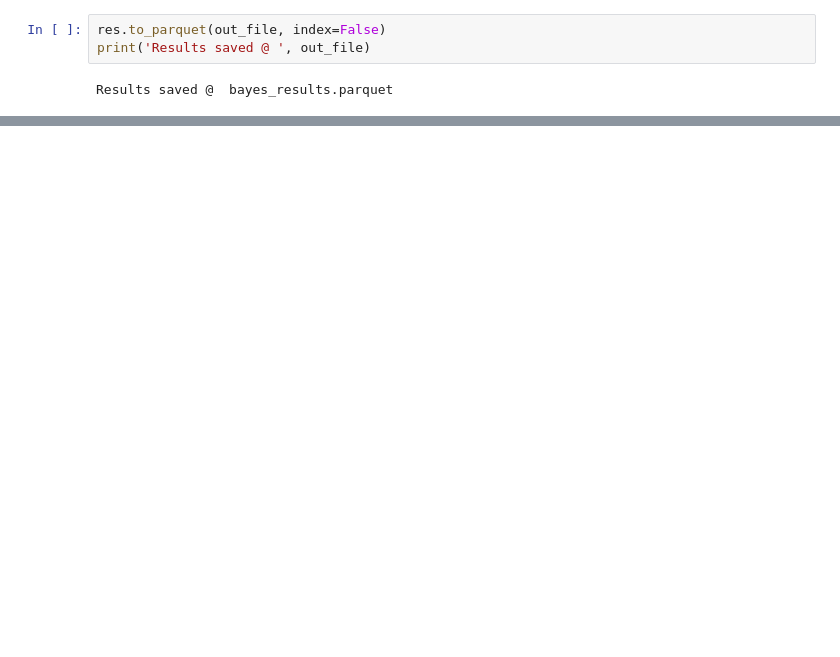
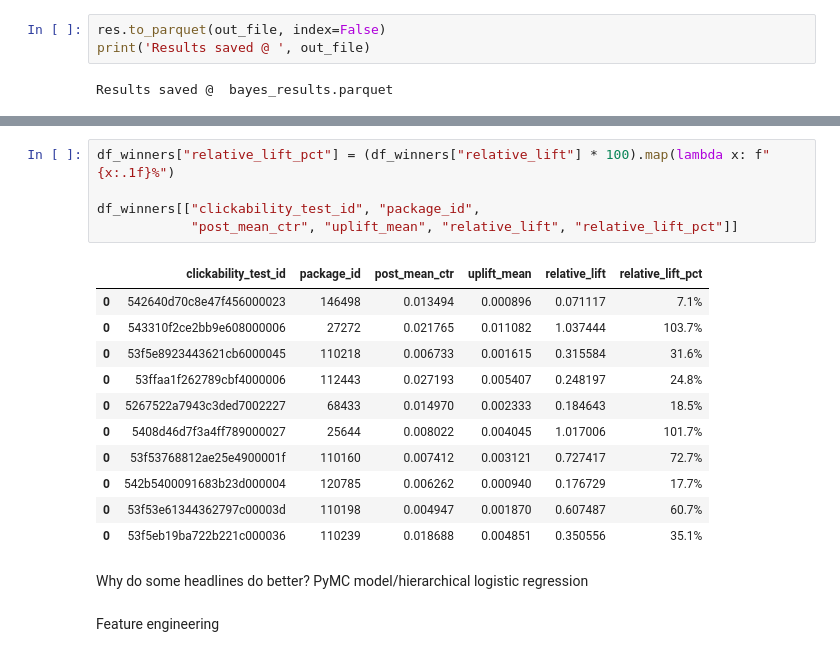
Before and after one commit to maxbicking/Data-Science-Portfolio, a Jupyter notebook: Upworthy Bayesian AB Testing/Bayesian AB.ipynb, the cells around one changed output, grey strips where cells are left out. Saved outputs shown, nothing was run; the diff lists cells and outputs as text; blank space fills up the shorter version.

```diff
--- a/Upworthy Bayesian AB Testing/Bayesian AB.ipynb
+++ b/Upworthy Bayesian AB Testing/Bayesian AB.ipynb
@@ -577,0 +610,21 @@ Posterior predictive checks (pm.sample_posterior_predictive) let you see how wel
+# %%
+df_winners["relative_lift_pct"] = (df_winners["relative_lift"] * 100).map(lambda x: f"{x:.1f}%")
+
+df_winners[["clickability_test_id", "package_id",
+            "post_mean_ctr", "uplift_mean", "relative_lift", "relative_lift_pct"]]
+# %% [output]
+|  | clickability_test_id | package_id | post_mean_ctr | uplift_mean | relative_lift | relative_lift_pct |
+| 0 | 542640d70c8e47f456000023 | 146498 | 0.013494 | 0.000896 | 0.071117 | 7.1% |
+| 0 | 543310f2ce2bb9e608000006 | 27272 | 0.021765 | 0.011082 | 1.037444 | 103.7% |
+| 0 | 53f5e8923443621cb6000045 | 110218 | 0.006733 | 0.001615 | 0.315584 | 31.6% |
+| 0 | 53ffaa1f262789cbf4000006 | 112443 | 0.027193 | 0.005407 | 0.248197 | 24.8% |
+| 0 | 5267522a7943c3ded7002227 | 68433 | 0.014970 | 0.002333 | 0.184643 | 18.5% |
+| 0 | 5408d46d7f3a4ff789000027 | 25644 | 0.008022 | 0.004045 | 1.017006 | 101.7% |
+| 0 | 53f53768812ae25e4900001f | 110160 | 0.007412 | 0.003121 | 0.727417 | 72.7% |
+| 0 | 542b5400091683b23d000004 | 120785 | 0.006262 | 0.000940 | 0.176729 | 17.7% |
+| 0 | 53f53e61344362797c00003d | 110198 | 0.004947 | 0.001870 | 0.607487 | 60.7% |
+| 0 | 53f5eb19ba722b221c000036 | 110239 | 0.018688 | 0.004851 | 0.350556 | 35.1% |
+# %% [markdown]
+Why do some headlines do better? PyMC model/hierarchical logistic regression
+# %% [markdown]
+Feature engineering
```
Also changed, not shown: parts of 19 cells of this notebook, 1 other file.
